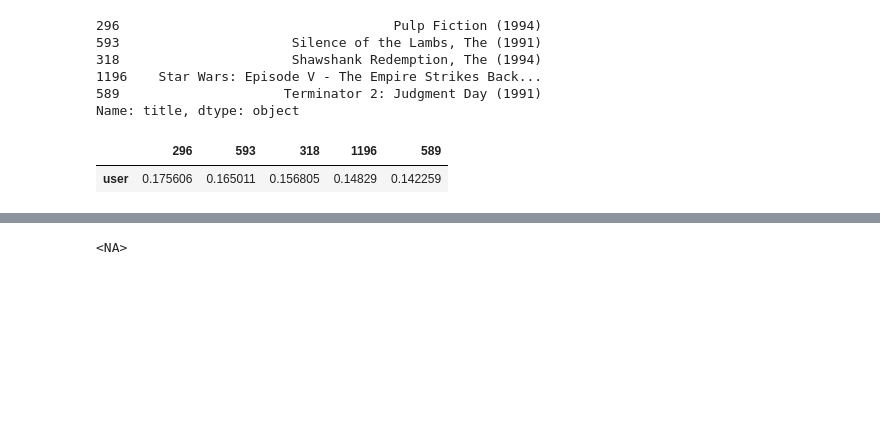
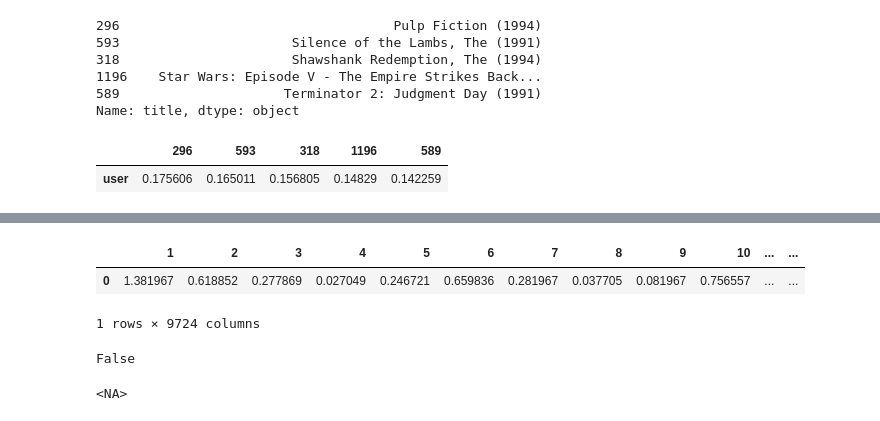
Before and after one commit to the-Hull/p045_spiced_projects, a Jupyter notebook: 10_week/02_project/Matrix_factorization_set_up.ipynb, the cells around one changed output, grey strips where cells are left out. Cells and saved outputs as stored; diff of their text form; code cells hidden in the pictures; blank space fills up the shorter version.

```diff
--- a/10_week/02_project/Matrix_factorization_set_up.ipynb
+++ b/10_week/02_project/Matrix_factorization_set_up.ipynb
@@ -237,3 +260,15 @@ recommend_nmf(
+# %%
+ratings.apply(axis=0, func = np.mean).to_frame().T
+# %% [output]
+|  | 1 | 2 | 3 | 4 | 5 | 6 | 7 | 8 | 9 | 10 | ... | ... |
+| 0 | 1.381967 | 0.618852 | 0.277869 | 0.027049 | 0.246721 | 0.659836 | 0.281967 | 0.037705 | 0.081967 | 0.756557 | ... | ... |
+1 rows × 9724 columns
+# %%
+5 not in [5,4,3]
+
+[x in ratings.columns for x in query.keys()]
+# %% [output]
+False
 # %%
 pd.NA
 # %% [output]
```
Also changed, not shown: parts of 4 cells of this notebook, 5 other files.
